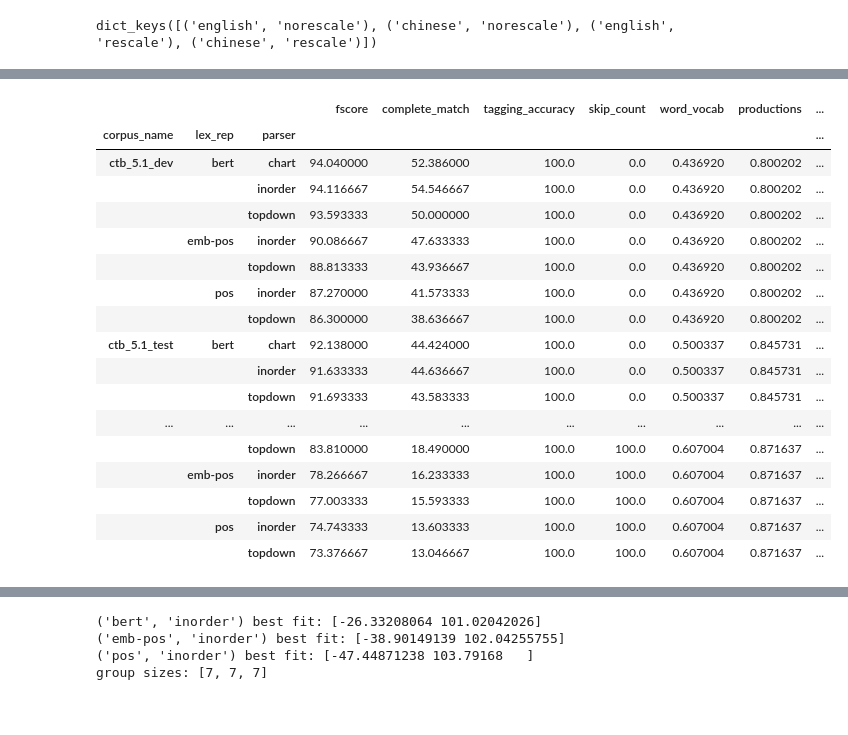
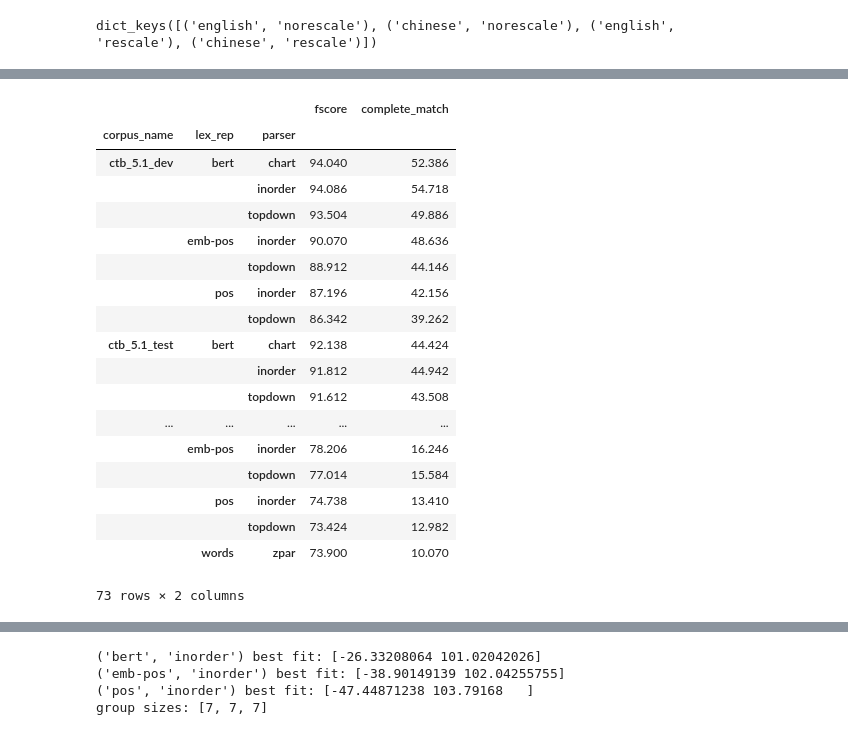
Before and after one commit to dpfried/parse-analysis, a Jupyter notebook: src/decode_analysis_chinese.ipynb, the cells around one changed output, grey strips where cells are left out. Cells and saved outputs as stored; diff of their text form; code cells hidden in the pictures.

```diff
--- a/src/decode_analysis_chinese.ipynb
+++ b/src/decode_analysis_chinese.ipynb
@@ -25,5 +25,5 @@ ALL_MODELS
 # %%
 from decode_analysis import get_decode_stats
 # %%
-decode_stats = get_decode_stats(ALL_MODELS, corpora_names=CHINESE_CORPORA_NAMES)
+decode_stats = get_decode_stats(CHINESE_MODELS, corpora_names=CHINESE_CORPORA_NAMES)
 # %% [output]
@@ -163,4 +136,6 @@ decodes
 # %%
 decodes_merged = decodes.merge(counts_intersection_frames[('chinese', 'norescale')], left_on='corpus_name', right_on='name')
+# %%
+KEY_COLS = ['corpus_name', 'lex_rep', 'parser']
 # %%
-grouped_decodes = decodes_merged.groupby(['corpus_name', 'lex_rep', 'parser'])[EVALB_COLS + CORPUS_STAT_COLS].mean()
+grouped_decodes = decodes_merged.groupby(KEY_COLS)[EVALB_COLS + CORPUS_STAT_COLS].mean()
@@ -167,21 +148,22 @@ grouped_decodes = decodes_merged.groupby(['corpus_name', 'lex_rep', 'parser'])[E
 # %%
-grouped_decodes[-grouped_decodes['fscore'].isnull()]
+grouped_decodes[-grouped_decodes['fscore'].isnull()][['fscore', 'complete_match']]
 # %% [output]
-|  |  |  | fscore | complete_match | tagging_accuracy | skip_count | word_vocab | productions | ... |
-| corpus_name | lex_rep | parser |  |  |  |  |  |  | ... |
-| ctb_5.1_dev | bert | chart | 94.040000 | 52.386000 | 100.0 | 0.0 | 0.436920 | 0.800202 | ... |
-|  |  | inorder | 94.116667 | 54.546667 | 100.0 | 0.0 | 0.436920 | 0.800202 | ... |
-|  |  | topdown | 93.593333 | 50.000000 | 100.0 | 0.0 | 0.436920 | 0.800202 | ... |
-|  | emb-pos | inorder | 90.086667 | 47.633333 | 100.0 | 0.0 | 0.436920 | 0.800202 | ... |
-|  |  | topdown | 88.813333 | 43.936667 | 100.0 | 0.0 | 0.436920 | 0.800202 | ... |
-|  | pos | inorder | 87.270000 | 41.573333 | 100.0 | 0.0 | 0.436920 | 0.800202 | ... |
-|  |  | topdown | 86.300000 | 38.636667 | 100.0 | 0.0 | 0.436920 | 0.800202 | ... |
-| ctb_5.1_test | bert | chart | 92.138000 | 44.424000 | 100.0 | 0.0 | 0.500337 | 0.845731 | ... |
-|  |  | inorder | 91.633333 | 44.636667 | 100.0 | 0.0 | 0.500337 | 0.845731 | ... |
-|  |  | topdown | 91.693333 | 43.583333 | 100.0 | 0.0 | 0.500337 | 0.845731 | ... |
-| ... | ... | ... | ... | ... | ... | ... | ... | ... | ... |
-|  |  | topdown | 83.810000 | 18.490000 | 100.0 | 100.0 | 0.607004 | 0.871637 | ... |
-|  | emb-pos | inorder | 78.266667 | 16.233333 | 100.0 | 100.0 | 0.607004 | 0.871637 | ... |
-|  |  | topdown | 77.003333 | 15.593333 | 100.0 | 100.0 | 0.607004 | 0.871637 | ... |
-|  | pos | inorder | 74.743333 | 13.603333 | 100.0 | 100.0 | 0.607004 | 0.871637 | ... |
-|  |  | topdown | 73.376667 | 13.046667 | 100.0 | 100.0 | 0.607004 | 0.871637 | ... |
+|  |  |  | fscore | complete_match |
+| corpus_name | lex_rep | parser |  |  |
+| ctb_5.1_dev | bert | chart | 94.040 | 52.386 |
+|  |  | inorder | 94.086 | 54.718 |
+|  |  | topdown | 93.504 | 49.886 |
+|  | emb-pos | inorder | 90.070 | 48.636 |
+|  |  | topdown | 88.912 | 44.146 |
+|  | pos | inorder | 87.196 | 42.156 |
+|  |  | topdown | 86.342 | 39.262 |
+| ctb_5.1_test | bert | chart | 92.138 | 44.424 |
+|  |  | inorder | 91.812 | 44.942 |
+|  |  | topdown | 91.612 | 43.508 |
+| ... | ... | ... | ... | ... |
+|  | emb-pos | inorder | 78.206 | 16.246 |
+|  |  | topdown | 77.014 | 15.584 |
+|  | pos | inorder | 74.738 | 13.410 |
+|  |  | topdown | 73.424 | 12.982 |
+|  | words | zpar | 73.900 | 10.070 |
+73 rows × 2 columns
```
Also changed, not shown: parts of 20 cells of this notebook, 6 other files.
